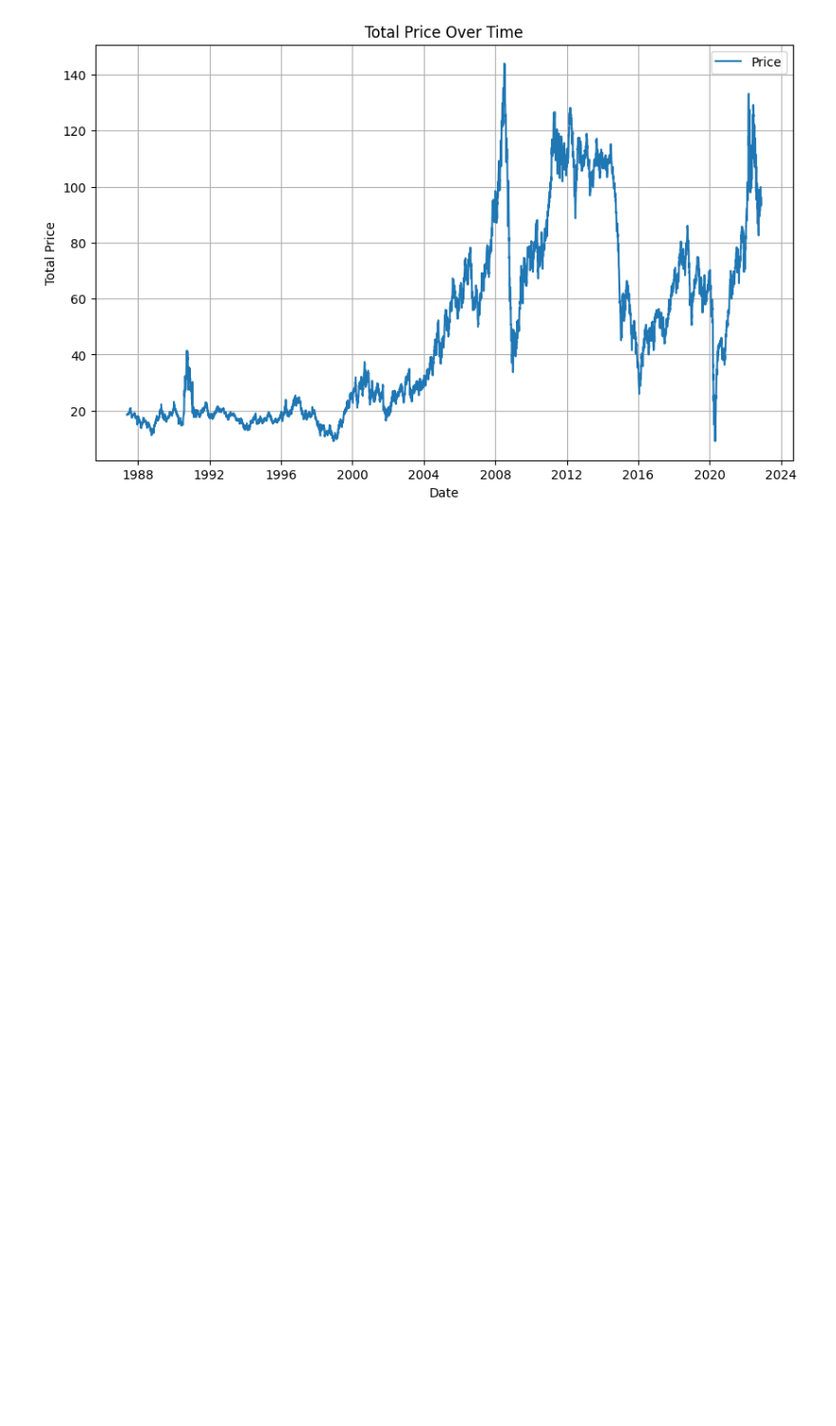
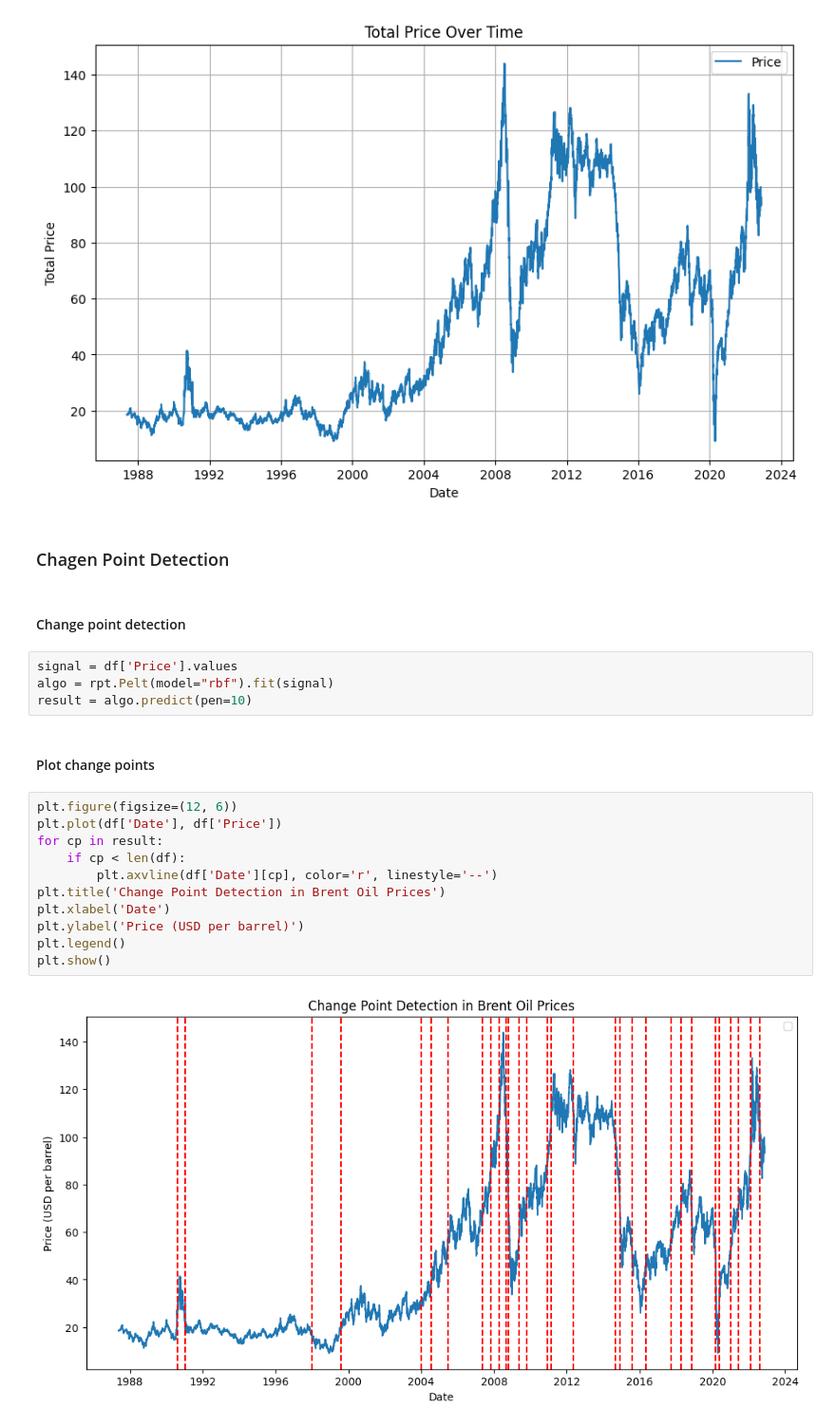
Before and after one commit to abrahamshimelis/birhan-energies, a Jupyter notebook: notebooks/brent_oil_prices_analysis.ipynb, the cells around one changed output. Shown at 95% size. Saved outputs shown, nothing was run; the diff lists cells and outputs as text; blank space fills up the shorter version.

Commit message:
updated change points detection

```diff
--- a/notebooks/brent_oil_prices_analysis.ipynb
+++ b/notebooks/brent_oil_prices_analysis.ipynb
@@ -114,3 +113,26 @@ plot_histogram(df, 'Price')
 plot_time_series(df, 'Date', 'Price')
 # %% [output]
 [figure]
+# %% [markdown]
+### Chagen Point Detection
+# %% [markdown]
+#### Change point detection
+# %%
+signal = df['Price'].values
+algo = rpt.Pelt(model="rbf").fit(signal)
+result = algo.predict(pen=10)
+# %% [markdown]
+#### Plot change points
+# %%
+plt.figure(figsize=(12, 6))
+plt.plot(df['Date'], df['Price'])
+for cp in result:
+    if cp < len(df):
+        plt.axvline(df['Date'][cp], color='r', linestyle='--')
+plt.title('Change Point Detection in Brent Oil Prices')
+plt.xlabel('Date')
+plt.ylabel('Price (USD per barrel)')
+plt.legend()
+plt.show()
+# %% [output]
+[figure, added]
```
Also changed, not shown: parts of 6 cells of this notebook.
